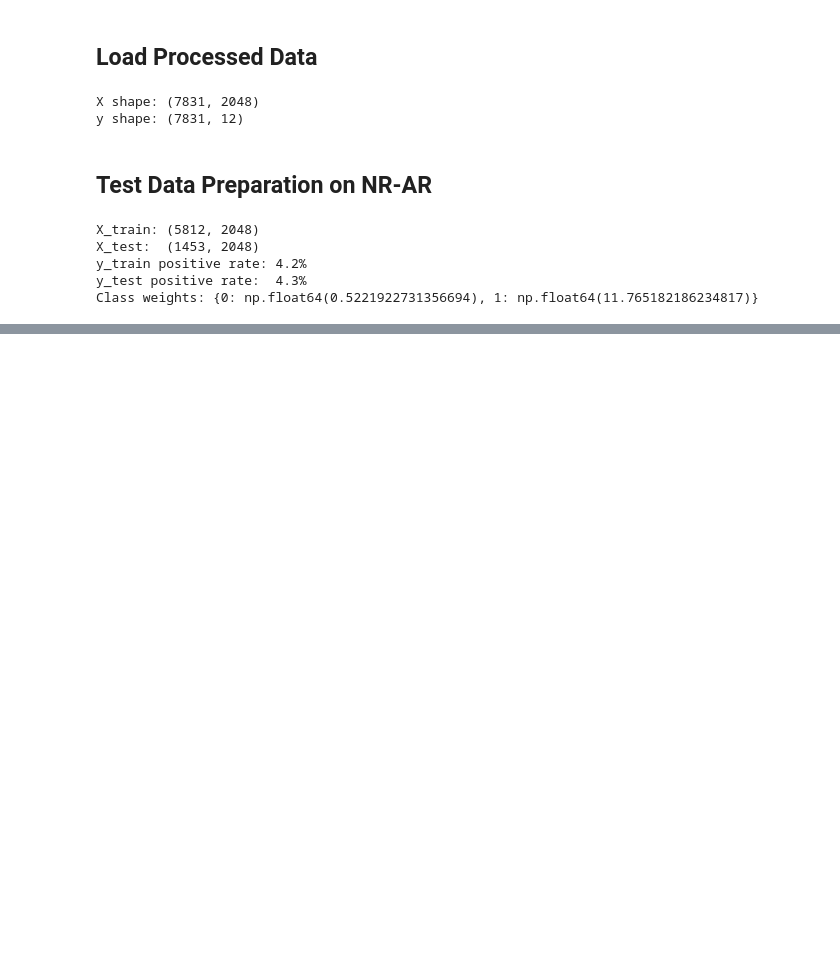
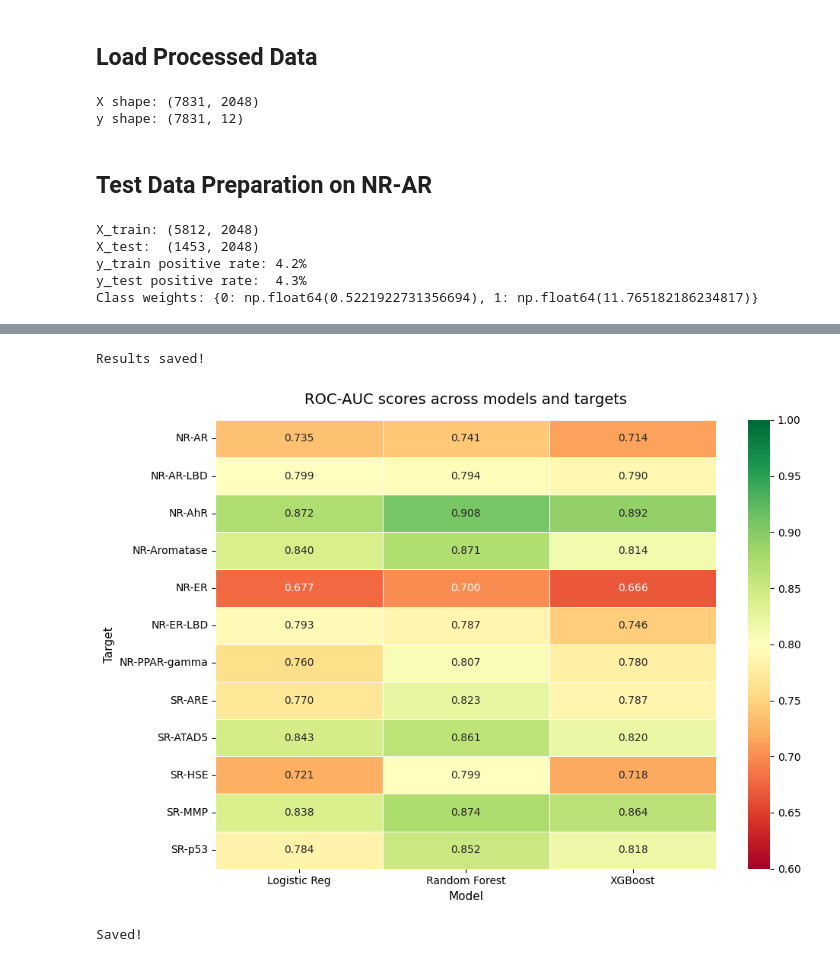
Before and after one commit to MoolChii/Tox21-QSAR, a Jupyter notebook: notebooks/03_modeling.ipynb, the cells around one changed output, grey strips where cells are left out. Cells and saved outputs as stored; diff of their text form; code cells hidden in the pictures; blank space fills up the shorter version.

```diff
--- a/notebooks/03_modeling.ipynb
+++ b/notebooks/03_modeling.ipynb
@@ -38,0 +51,10 @@ Class weights: {0: np.float64(0.5221922731356694), 1: np.float64(11.765182186234
+# %%
+targets = ['NR-AR', 'NR-AR-LBD', 'NR-AhR', 'NR-Aromatase', 'NR-ER',
+           'NR-ER-LBD', 'NR-PPAR-gamma', 'SR-ARE', 'SR-ATAD5',
+           'SR-HSE', 'SR-MMP', 'SR-p53']
+
+models = {
+    "Random Forest": RandomForestClassifier(n_estimators=200, class_weight='balanced', random_state=42, n_jobs=-1),
+    "XGBoost":       XGBClassifier(n_estimators=200, eval_metric='auc', random_state=42, verbosity=0),
+    "Logistic Reg":  LogisticRegression(class_weight='balanced', max_iter=1000, random_state=42)
+}
@@ -38,0 +248,5 @@ Class weights: {0: np.float64(0.5221922731356694), 1: np.float64(11.765182186234
+# %%
+df_results = pd.DataFrame(results)
+df_pivot = df_results.pivot_table(index='Target', columns='Model', values='ROC-AUC')
+df_pivot = df_pivot.round(3)
+print(df_pivot)
@@ -38,0 +268,30 @@ Class weights: {0: np.float64(0.5221922731356694), 1: np.float64(11.765182186234
+# %%
+df_results.to_csv("../reports/model_comparison.csv", index=False)
+print("Results saved!")
+# %% [output]
+Results saved!
+# %%
+import matplotlib.pyplot as plt
+import seaborn as sns
+
+fig, ax = plt.subplots(figsize=(10, 7))
+
+sns.heatmap(df_pivot,
+            annot=True,
+            fmt='.3f',
+            cmap='RdYlGn',
+            vmin=0.6, vmax=1.0,
+            linewidths=0.5,
+            ax=ax)
+
+ax.set_title("ROC-AUC scores across models and targets", fontsize=14, pad=15)
+ax.set_xlabel("Model", fontsize=11)
+ax.set_ylabel("Target", fontsize=11)
+
+plt.tight_layout()
+plt.savefig("../reports/figures/roc_auc_heatmap.png", dpi=150)
+plt.show()
+print("Saved!")
+# %% [output]
+[figure, added]
+Saved!
```
Also changed, not shown: parts of 37 cells of this notebook, 2 other files.
